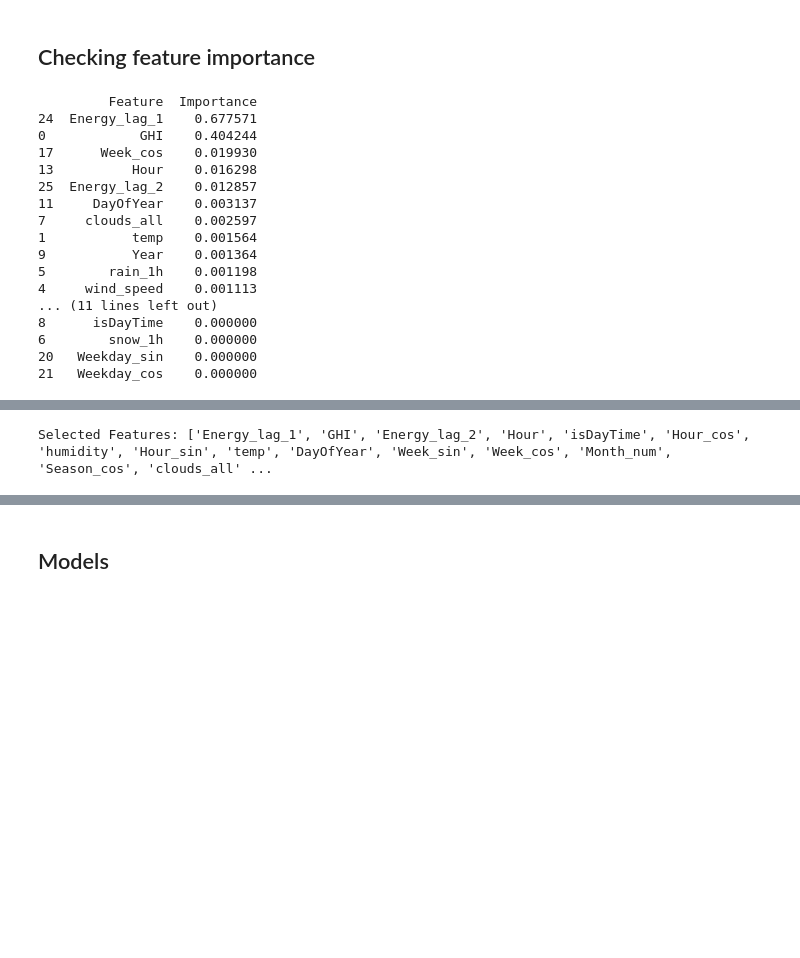
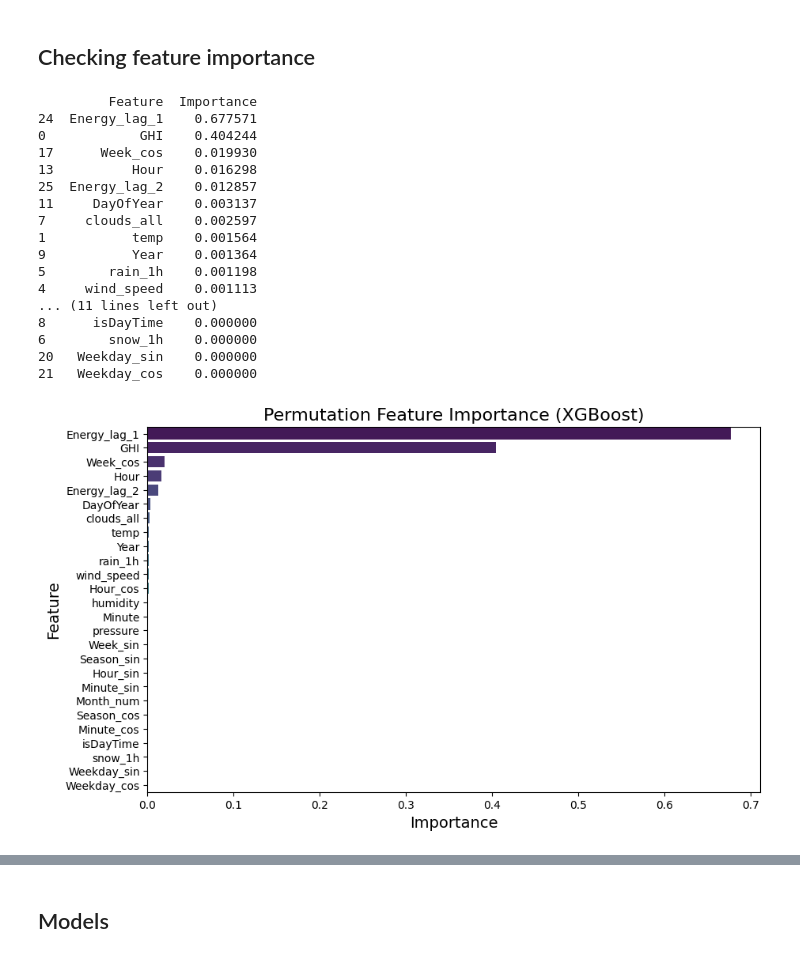
Before and after one commit to chenming7777/greenlight, a Jupyter notebook: solar_preprocessing/solar_model.ipynb, the cells around one changed output, grey strips where cells are left out. Cells and saved outputs as stored; diff of their text form; code cells hidden in the pictures; blank space fills up the shorter version.

```diff
--- a/solar_preprocessing/solar_model.ipynb
+++ b/solar_preprocessing/solar_model.ipynb
@@ -59,47 +60,58 @@ y_train, y_test = y.iloc[:train_size], y.iloc[train_size:]
 # %%
 import pandas as pd
 import numpy as np
+import matplotlib.pyplot as plt
+import seaborn as sns
 from xgboost import XGBRegressor
 from sklearn.inspection import permutation_importance
 
-# 1️⃣ Train the XGBoost Model
+# Assuming X_train and y_train are already defined
+# 1️ Train the XGBoost Model
 model = XGBRegressor(n_estimators=200, learning_rate=0.05, max_depth=6, random_state=42)
 model.fit(X_train, y_train)
 
-# 2️⃣ Compute Permutation Feature Importance
+# 2️ Compute Permutation Feature Importance
 perm_importance = permutation_importance(model, X_train, y_train, n_repeats=10, random_state=42)
 
-# 3️⃣ Convert Results to DataFrame
+# 3️ Convert Results to DataFrame
 feature_importance = pd.DataFrame({
     "Feature": X_train.columns,
     "Importance": perm_importance.importances_mean
 }).sort_values(by="Importance", ascending=False)
 
-# 4️⃣ Display Important Features
+# 4️ Display Important Features
 print(feature_importance)
 
-# 5️⃣ Drop Low-Importance Features (Example: Keep Features Above 0.001 Importance)
-threshold = 0.001  # Adjust based on your results
-selected_features = feature_importance[feature_importance["Importance"] > threshold]["Feature"].tolist()
+# 5 Visualize Feature Importance
+plt.figure(figsize=(10, 6))
+sns.barplot(x="Importance", y="Feature", data=feature_importance, palette="viridis")
+plt.title("Permutation Feature Importance (XGBoost)", fontsize=16)
+plt.xlabel("Importance", fontsize=14)
+plt.ylabel("Feature", fontsize=14)
+plt.show()
 
-# 6️⃣ Use Selected Features for Training
-X_train_selected = X_train[selected_features]
-X_test_selected = X_test[selected_features]
+# 6 Compute and Visualize Correlation Matrix
+plt.figure(figsize=(12, 8))
+corr_matrix = X_train.corr()  # Compute correlation matrix
+sns.heatmap(corr_matrix, annot=True, fmt=".2f", cmap="coolwarm", vmin=-1, vmax=1, linewidths=0.5)
+plt.title("Feature Correlation Matrix", fontsize=16)
+plt.show()
 # %% [output]
          Feature  Importance
 24  Energy_lag_1    0.677571
 0            GHI    0.404244
 17      Week_cos    0.019930
 13          Hour    0.016298
 25  Energy_lag_2    0.012857
 11     DayOfYear    0.003137
 7     clouds_all    0.002597
 1           temp    0.001564
 9           Year    0.001364
 5        rain_1h    0.001198
 4     wind_speed    0.001113
 ... (11 lines left out)
 8      isDayTime    0.000000
 6        snow_1h    0.000000
 20   Weekday_sin    0.000000
 21   Weekday_cos    0.000000
+[figure, added]
@@ -106,19 +118,0 @@ X_test_selected = X_test[selected_features]
-# %%
-from sklearn.feature_selection import mutual_info_regression
-
-# Compute mutual information scores
-mi_scores = mutual_info_regression(X_train, y_train)
-
-# Create DataFrame for easy visualization
-mi_scores_df = pd.DataFrame({"Feature": X_train.columns, "Score": mi_scores})
-mi_scores_df = mi_scores_df.sort_values(by="Score", ascending=False)
-
-# Select top features based on threshold
-selected_features = mi_scores_df[mi_scores_df["Score"] > 0.01]["Feature"].tolist()
-
-X_train_mi = X_train[selected_features]
-X_test_mi = X_test[selected_features]
-
-print(f"Selected Features: {selected_features}")
-# %% [output]
-Selected Features: ['Energy_lag_1', 'GHI', 'Energy_lag_2', 'Hour', 'isDayTime', 'Hour_cos', 'humidity', 'Hour_sin', 'temp', 'DayOfYear', 'Week_sin', 'Week_cos', 'Month_num', 'Season_cos', 'clouds_all' ...
```
Also changed, not shown: parts of 19 cells of this notebook.
